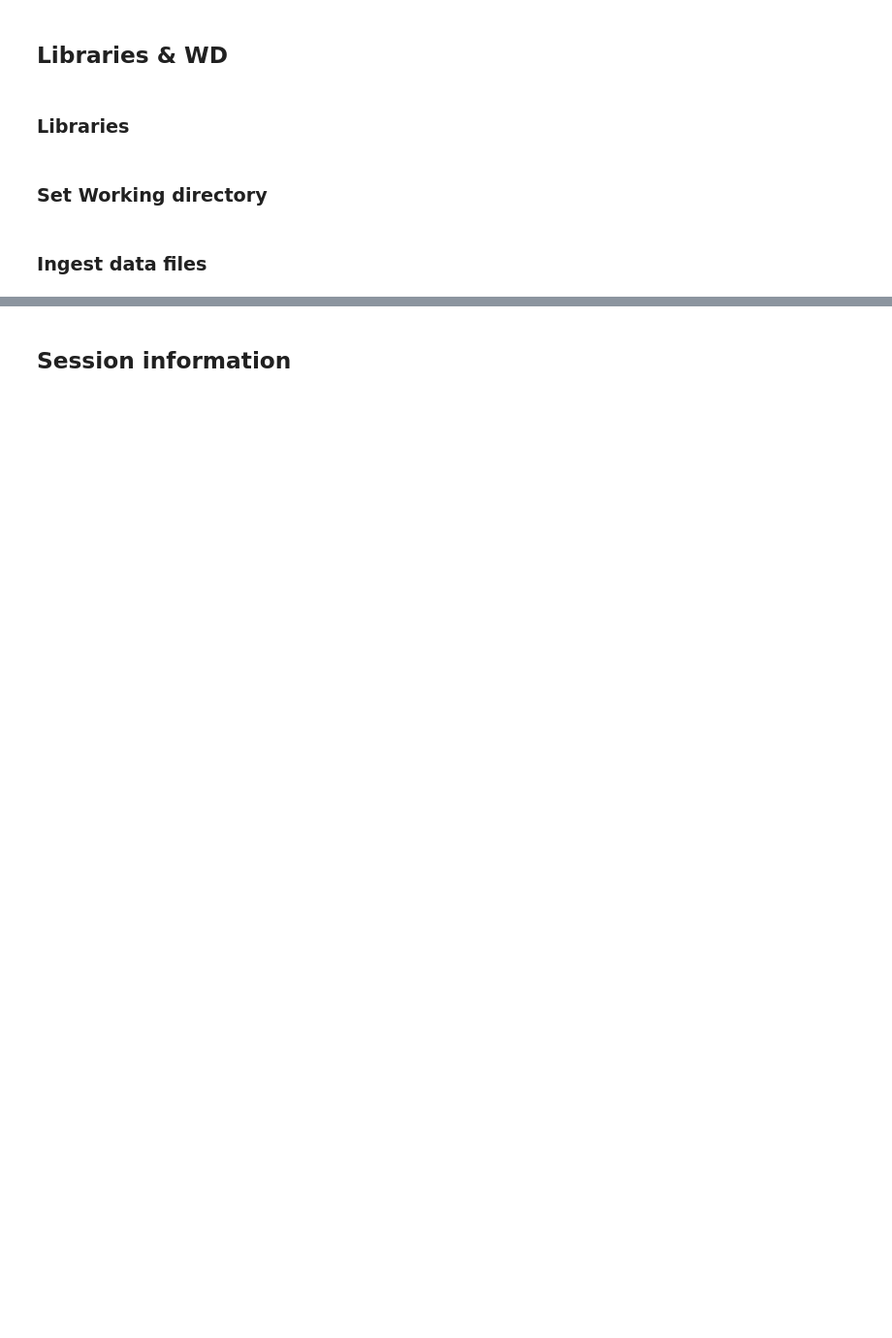
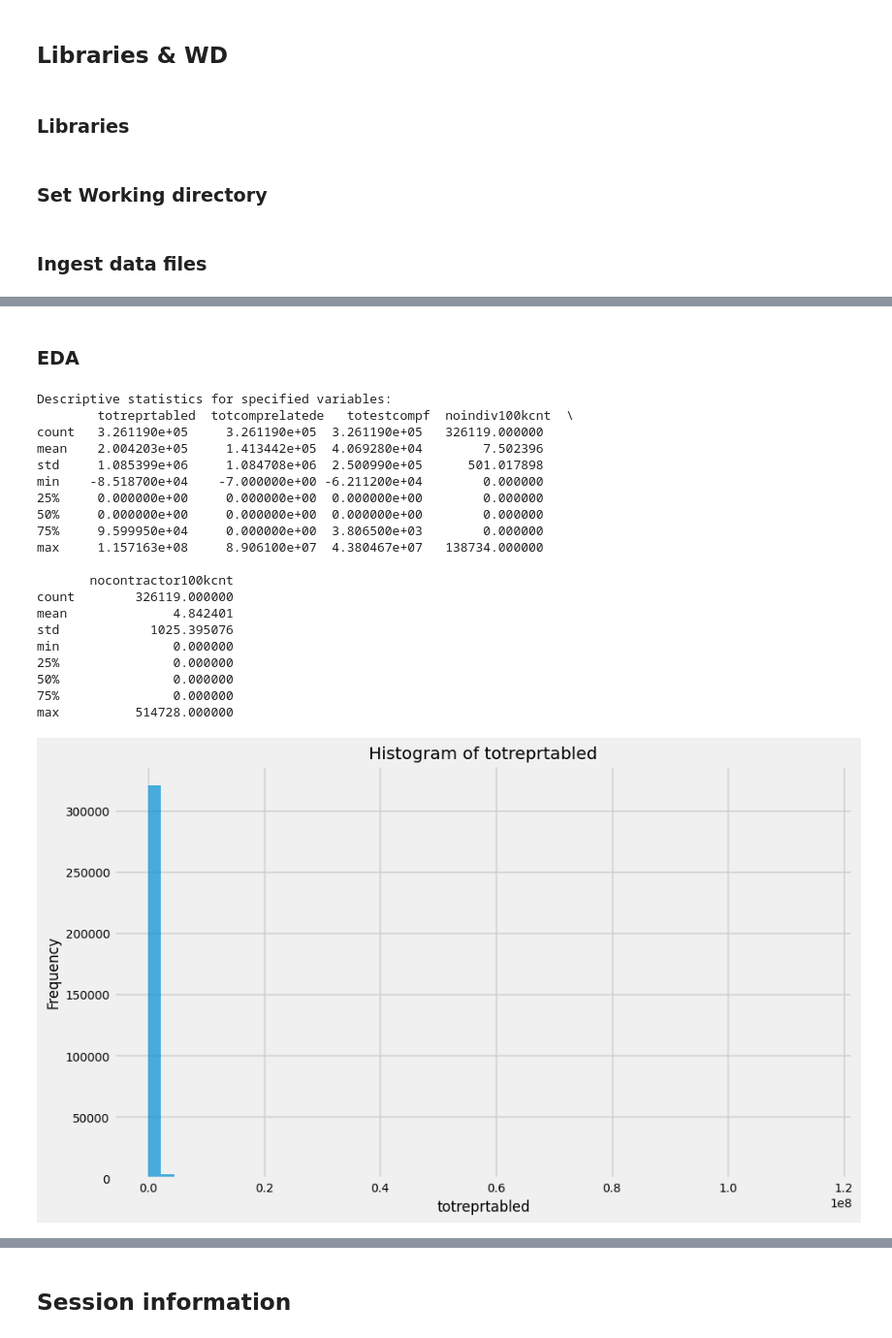
Before and after one commit to OskyRosky/Ajah-OCM-Test, a Jupyter notebook: AnalysisOCM.ipynb, the cells around one changed output, grey strips where cells are left out. Shown at 97% size. Cells and saved outputs as stored; diff of their text form; code cells hidden in the pictures; blank space fills up the shorter version.

```diff
--- a/AnalysisOCM.ipynb
+++ b/AnalysisOCM.ipynb
@@ -99,7 +99,7 @@ os.chdir(workspace_directory)
 ### Ingest data files
 # %%
 # Leer el archivo Excel (.xlsx)
-df_excel = pd.read_excel('22eoextract990.xlsx')
+tax = pd.read_excel('22eoextract990.xlsx')
 
 # Leer el archivo CSV
-df_csv = pd.read_csv('sit-2022.csv')
+organizations = pd.read_csv('sit-2022.csv')
@@ -105,0 +150,49 @@ df_csv = pd.read_csv('sit-2022.csv')
+# %% [markdown]
+### EDA
+# %%
+# Specified variables for analysis
+variables = [
+    'totreprtabled', 'totcomprelatede', 'totestcompf', 'noindiv100kcnt',
+    'nocontractor100kcnt'
+]
+
+# Calculate descriptive statistics for these variables
+descriptive_stats = tax[variables].describe()
+print("Descriptive statistics for specified variables:\n", descriptive_stats)
+
+# Plotting histograms for each of the specified variables
+# Due to space and readability, plotting a few as an example
+plot_variables = ['totreprtabled', 'totcomprelatede', 'totestcompf']  # Example subset of variables for plotting
+
+for variable in plot_variables:
+    plt.figure(figsize=(10, 6))
+    # Drop missing values for plotting
+    valid_data = tax[variable].dropna()
+    plt.hist(valid_data, bins=50, alpha=0.7)
+    plt.title(f'Histogram of {variable}')
+    plt.xlabel(variable)
+    plt.ylabel('Frequency')
+    plt.grid(True)
+    plt.show()
+# %% [output]
+Descriptive statistics for specified variables:
+        totreprtabled  totcomprelatede   totestcompf  noindiv100kcnt  \
+count   3.261190e+05     3.261190e+05  3.261190e+05   326119.000000
+mean    2.004203e+05     1.413442e+05  4.069280e+04        7.502396
+std     1.085399e+06     1.084708e+06  2.500990e+05      501.017898
+min    -8.518700e+04    -7.000000e+00 -6.211200e+04        0.000000
+25%     0.000000e+00     0.000000e+00  0.000000e+00        0.000000
+50%     0.000000e+00     0.000000e+00  0.000000e+00        0.000000
+75%     9.599950e+04     0.000000e+00  3.806500e+03        0.000000
+max     1.157163e+08     8.906100e+07  4.380467e+07   138734.000000
+
+       nocontractor100kcnt
+count        326119.000000
+mean              4.842401
+std            1025.395076
+min               0.000000
+25%               0.000000
+50%               0.000000
+75%               0.000000
+max          514728.000000
+[figure, added]
```
Also changed, not shown: parts of 11 cells of this notebook, 1 other file.
